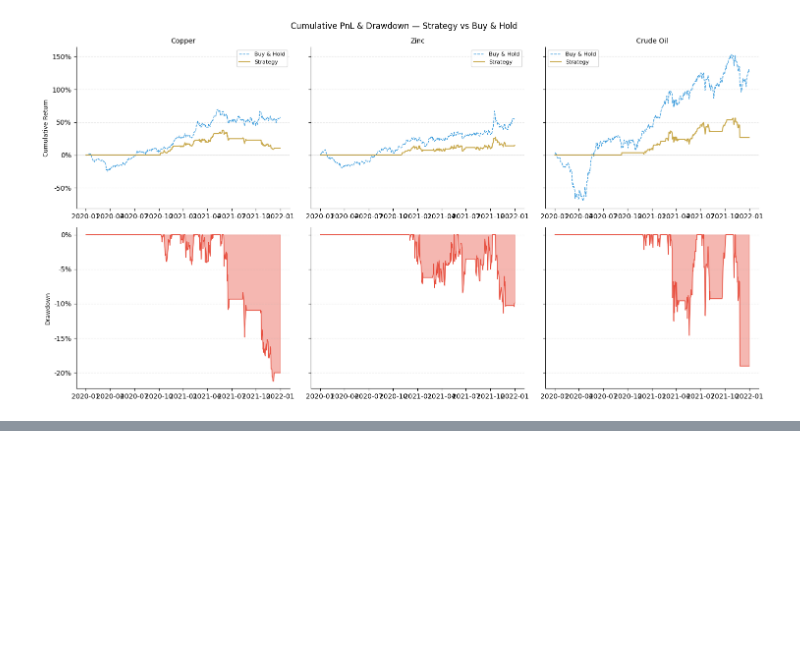
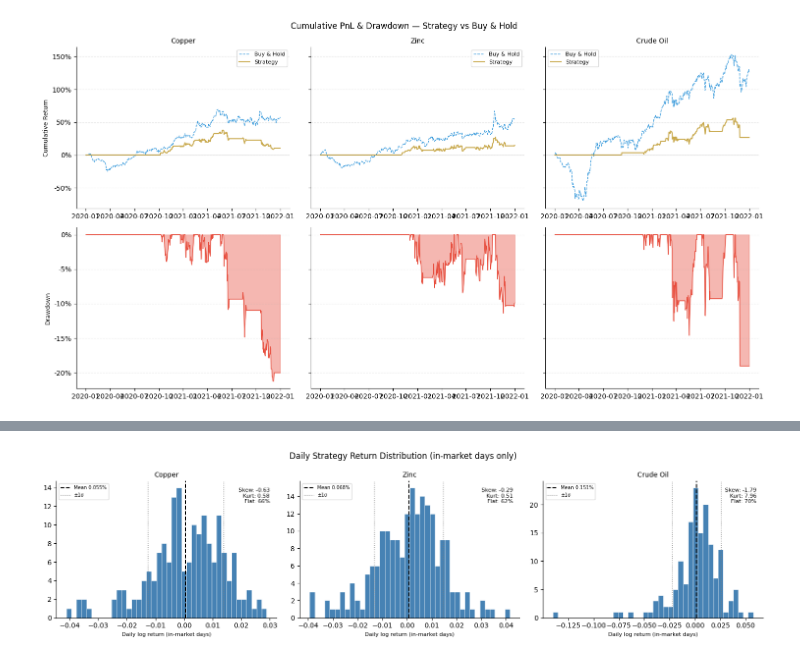
Before and after one commit to d-dubinin/OilDesk-Intern-Assessment, a Jupyter notebook: solutions/q6_backtest.ipynb, the cells around one changed output, grey strips where cells are left out. Drawn from its saved outputs; the diff is of its cells as text; code cells hidden in the pictures; blank space fills up the shorter version.

```diff
--- a/solutions/q6_backtest.ipynb
+++ b/solutions/q6_backtest.ipynb
@@ -135,0 +141,46 @@ plt.show()
+# %%
+fig, axes = plt.subplots(1, 3, figsize=(15, 4))
+
+for i, commodity in enumerate(COMMODITIES):
+    result = results[commodity]
+    r = result["strategy_return"].dropna()
+    in_market = r[r != 0]
+    flat_pct = (r == 0).sum() / len(r) * 100
+
+    mean = in_market.mean()
+    std = in_market.std()
+
+    ax = axes[i]
+    ax.hist(in_market, bins=40, color="steelblue", edgecolor="white", linewidth=0.4)
+    ax.axvline(
+        mean,
+        color="black",
+        linewidth=1.5,
+        linestyle="--",
+        label=f"Mean {mean * 100:.3f}%",
+    )
+    ax.axvline(mean + std, color="gray", linewidth=1, linestyle=":", label="±1σ")
+    ax.axvline(mean - std, color="gray", linewidth=1, linestyle=":")
+
+    skew = float(in_market.skew())
+    kurt = float(in_market.kurt())
+
+    ax.set_title(LABELS[commodity], fontsize=10)
+    ax.set_xlabel("Daily log return (in-market days)", fontsize=8)
+    ax.text(
+        0.97,
+        0.95,
+        f"Skew: {skew:.2f}\nKurt: {kurt:.2f}\nFlat: {flat_pct:.0f}%",
+        transform=ax.transAxes,
+        ha="right",
+        va="top",
+        fontsize=8,
+    )
+    ax.legend(fontsize=7)
+    ax.spines[["top", "right"]].set_visible(False)
+
+fig.suptitle("Daily Strategy Return Distribution (in-market days only)", fontsize=12)
+fig.tight_layout()
+plt.show()
+# %% [output]
+[figure, added]
```
Also changed, not shown: parts of 7 cells of this notebook.
